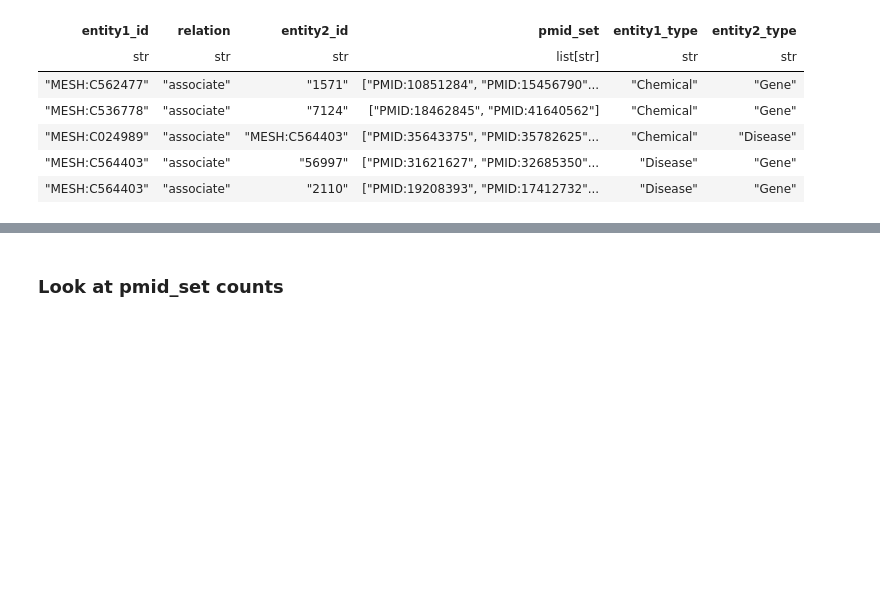
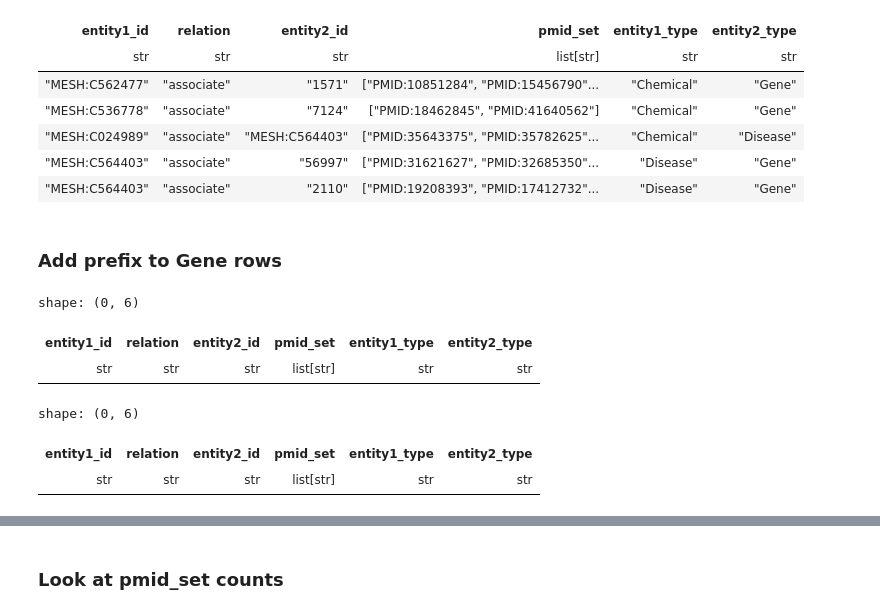
Before and after one commit to NCATSTranslator/translator-ingests, a Jupyter notebook: src/translator_ingest/ingests/pubtator/pubtator_eda.ipynb, the cells around one changed output, grey strips where cells are left out. Drawn from its saved outputs; the diff is of its cells as text; code cells hidden in the pictures; blank space fills up the shorter version.

```diff
--- a/src/translator_ingest/ingests/pubtator/pubtator_eda.ipynb
+++ b/src/translator_ingest/ingests/pubtator/pubtator_eda.ipynb
@@ -997,3 +997,20 @@ shape: (5, 6)
 | "MESH:C024989" | "associate" | "MESH:C564403" | ["PMID:35643375", "PMID:35782625"... | "Chemical" | "Disease" |
 | "MESH:C564403" | "associate" | "56997" | ["PMID:31621627", "PMID:32685350"... | "Disease" | "Gene" |
 | "MESH:C564403" | "associate" | "2110" | ["PMID:19208393", "PMID:17412732"... | "Disease" | "Gene" |
+# %% [markdown]
+### Add prefix to Gene rows
+# %%
+## Gene: no prefix (:)
+
+merge2.filter((pl.col("entity1_type") == "Gene") &
+                   (pl.col("entity1_id").str.contains(":", literal=True)))
+
+merge2.filter((pl.col("entity2_type") == "Gene") &
+                   (pl.col("entity2_id").str.contains(":", literal=True)))
+# %% [output]
+shape: (0, 6)
+| entity1_id | relation | entity2_id | pmid_set | entity1_type | entity2_type |
+| str | str | str | list[str] | str | str |
+shape: (0, 6)
+| entity1_id | relation | entity2_id | pmid_set | entity1_type | entity2_type |
+| str | str | str | list[str] | str | str |
```
Also changed, not shown: parts of 4 cells of this notebook.
